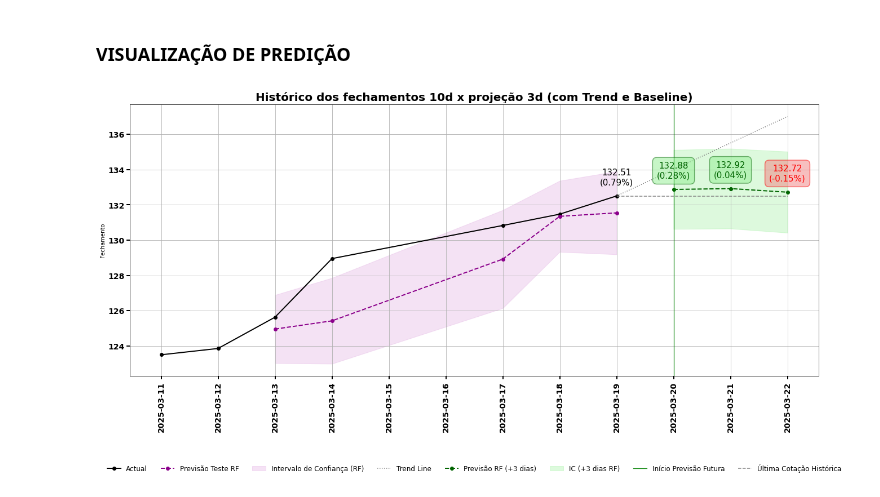
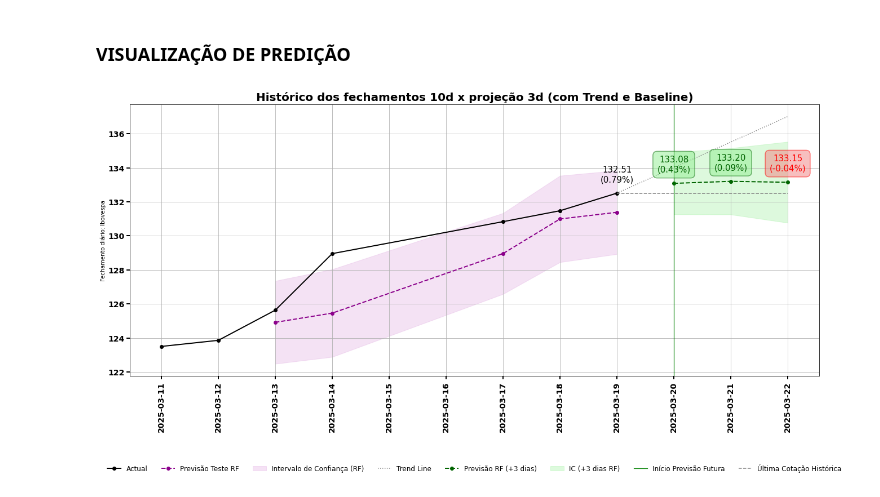
Before and after one commit to luishrufino/previsao_ibovespa, a Jupyter notebook: App. Random Forest Predct.ipynb, the cells around one changed output. Cells and saved outputs as stored; diff of their text form; code cells hidden in the pictures.

```diff
--- a/App. Random Forest Predct.ipynb
+++ b/App. Random Forest Predct.ipynb
@@ -72,12 +72,12 @@ historic_df['year'] = historic_df.index.year
 
 # Plot da ACF e PACF da série diferenciada
 plt.figure(figsize=(14, 6))
-plot_acf(historic_df['Último'].dropna(), ax=plt.gca(), lags=40)
+plot_acf(historic_df['Último'].dropna(), ax=plt.gca(), lags=365)
 plt.title('Função de Autocorrelação (ACF)')
 
 
 # Define training and test sets
-n_lags = 40
+n_lags = 365
 for lag in range(1, n_lags + 1):
     historic_df[f'lag_{lag}'] = historic_df['Último'].shift(lag)
 
@@ -336,32 +336,35 @@ ax.axvline(x=rf_intervalo_final.index[0], color='green', linestyle='-',
 ultima_cotacao = historic_filter['Último'][:pd.to_datetime(today - timedelta(1))].iloc[-1]
 ax.hlines(y=ultima_cotacao, xmin=pd.to_datetime(today-timedelta(1)), xmax=historic_filter.index[-1],
           color='gray', linestyle='--', linewidth=1.5, label='Última Cotação Histórica')
 
 
 # Formatar eixo x para mostrar dia a dia
 ax.xaxis.set_major_locator(mdates.DayLocator())  # Mostrar cada dia
 ax.xaxis.set_major_formatter(mdates.DateFormatter('%Y-%m-%d'))  # Formato da data
 plt.xticks(rotation=90)  # Rotacionar as labels do eixo x para melhor visualização
 
 ax.tick_params(axis='x', labelsize=14, width=2, length=6, color='black')  # Aumentar tamanho e espessura
 for label in ax.get_xticklabels():
     label.set_fontweight('bold')  # Deixar em negrito
 
 
 ax.tick_params(axis='y', labelsize=14, width=2, length=6, color='black')  # Aumentar tamanho e espessura
 for label in ax.get_yticklabels():
     label.set_fontweight('bold')  # Deixar em negrito
 
 
 # Eixos
 ax.set_title('Histórico dos fechamentos 10d x projeção 3d (com Trend e Baseline)',
              fontsize=20, fontweight='bold')
-ax.set_ylabel('Fechamento')
+ax.set_ylabel('Fechamento diário: Ibovespa')
 
 # Estética
 ax.legend(loc='upper center', bbox_to_anchor=(0.5, -0.30), ncol=8, frameon=False, fontsize=12)
 ax.grid(True)
 plt.tight_layout()
+
+# Salvar o gráfico como PNG
+plt.savefig('grafico_previsao.jpeg', dpi=300, bbox_inches='tight')
 plt.show()
 # %% [output]
-[figure, old version]
+[figure, new version]
```
Also changed, not shown: parts of 3 cells of this notebook, 5 other files.
